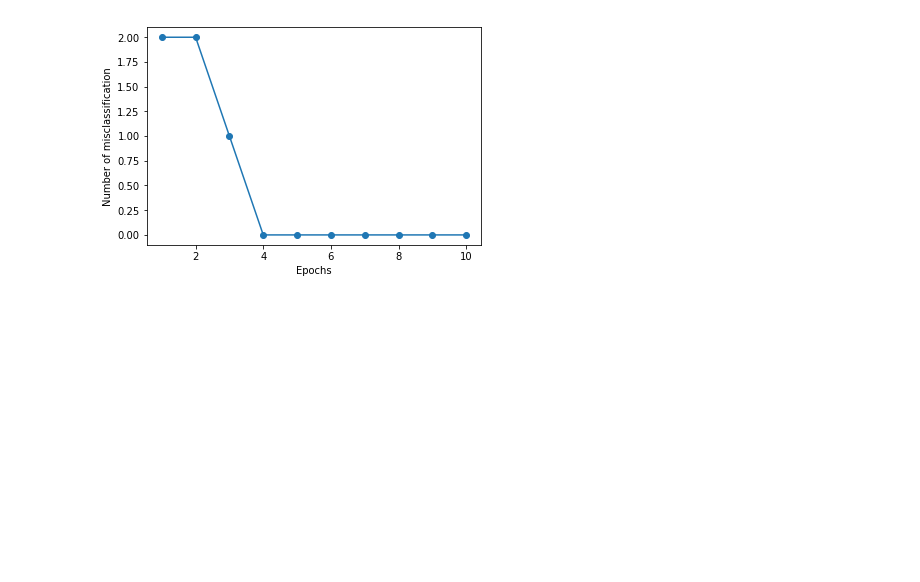
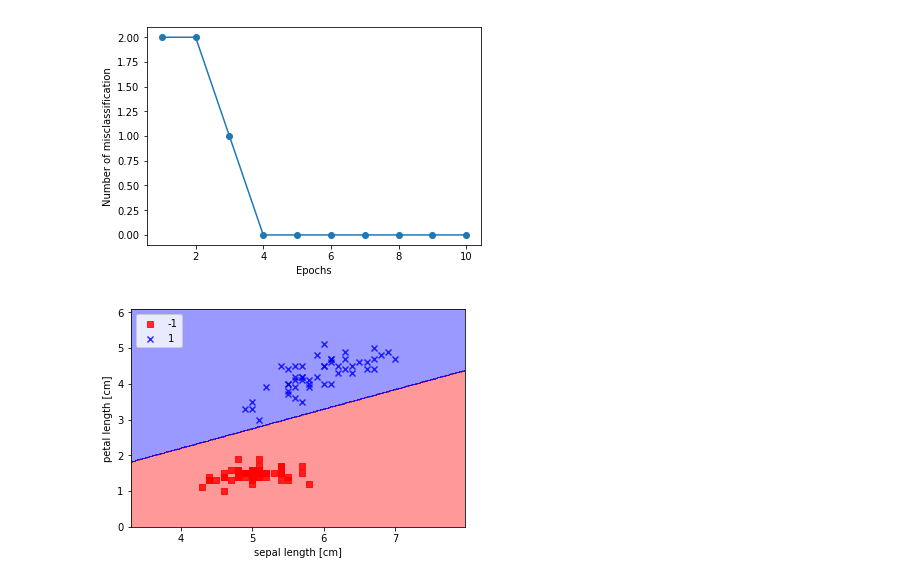
Before and after one commit to victaie/Perceptron, a Jupyter notebook: Main.ipynb, the cells around one changed output. Saved outputs shown, nothing was run; the diff lists cells and outputs as text; code cells hidden in the pictures; blank space fills up the shorter version.

```diff
--- a/Main.ipynb
+++ b/Main.ipynb
@@ -41,0 +67,7 @@ plt.show()
+# %%
+plt.xlabel('sepal length [cm]')
+plt.ylabel('petal length [cm]')
+plt.legend(loc='upper left')
+plt.show()
+# %% [output]
+[figure, added]
```
Also changed, not shown: parts of 6 cells of this notebook, 2 other files.
